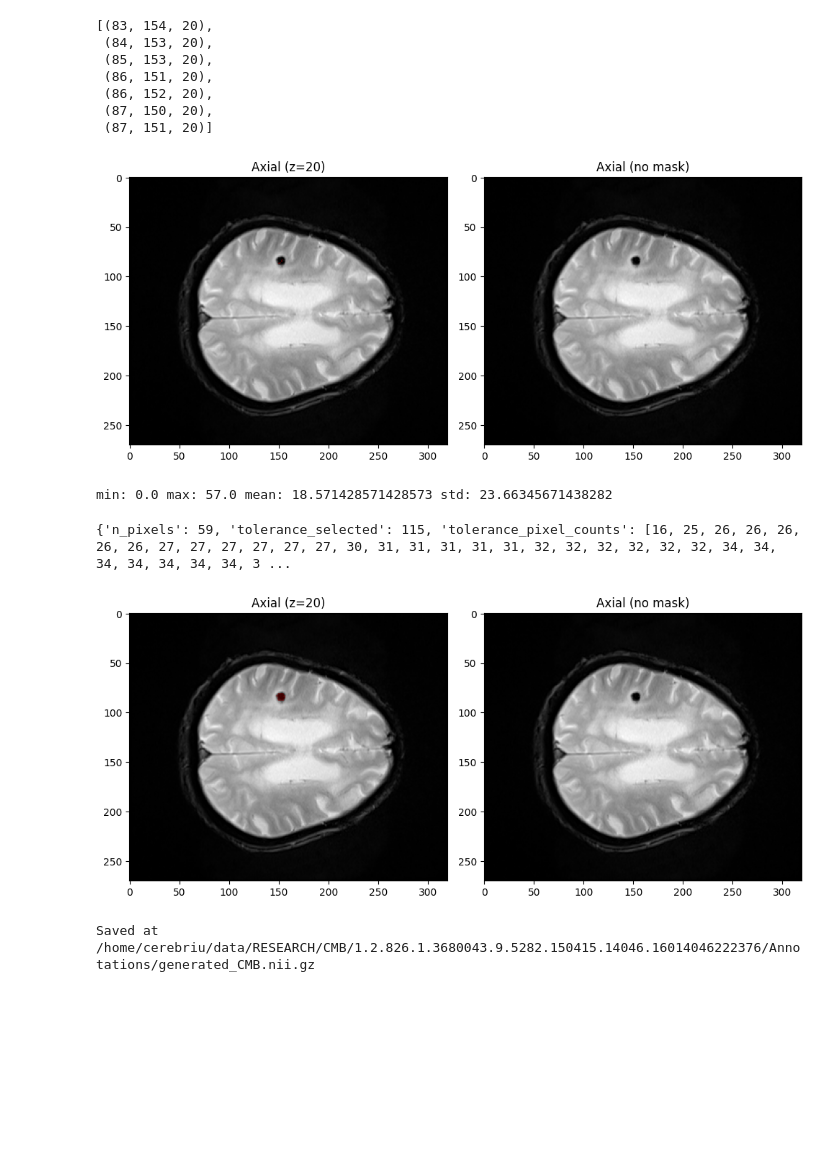
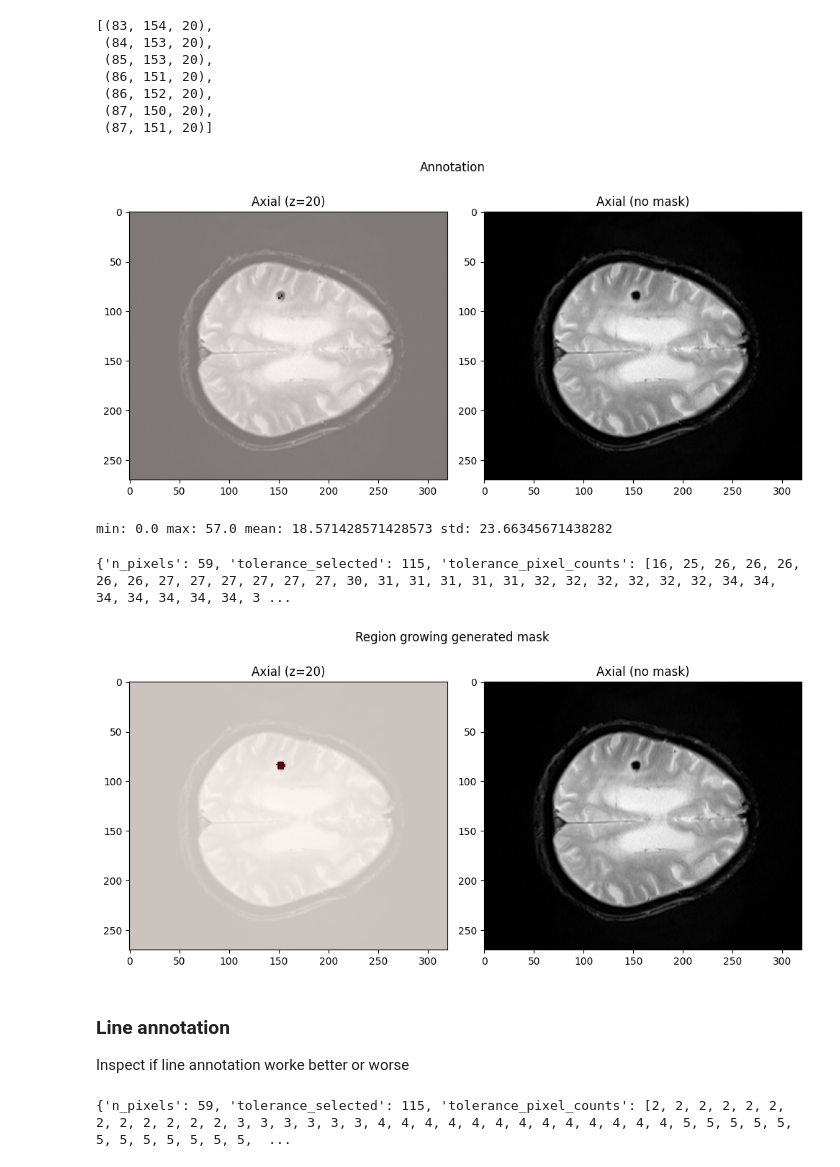
Before and after one commit to jorgedelpozolerida/Segmentation_CMB, a Jupyter notebook: scripts/region_growing.ipynb, the cells around one changed output. Drawn from its saved outputs; the diff is of its cells as text; code cells hidden in the pictures; blank space fills up the shorter version.

Commit message:
region growing tried on CMB from CEREBIRU data

```diff
--- a/scripts/region_growing.ipynb
+++ b/scripts/region_growing.ipynb
@@ -21,7 +21,7 @@ rawdata_dir = "/home/cerebriu/data/datasets/VALDO"
 
 # newdata
 # data_dir = "/datadrive_m2/jorge/TEST/VALDO/Data"
-data_dir = "/home/cerebriu/data/datasets/VALDO_processed/VALDO_processed/Data"
+data_dir = "/home/cerebriu/data/datasets/VALDO_processed/Data"
 # %% [markdown]
 ## Custom implementation
 # %%
@@ -361,9 +369,9 @@ cmb_coord
  (87, 150, 20),
  (87, 151, 20)]
 # %%
-plot_mask_on_image(t2s_data, cmb_data, cmb_coord[0], axes_to_display=['axial'])
+plot_mask_on_image(t2s_data, cmb_data, cmb_coord[0], axes_to_display=['axial'], title="Annotation")
 # %% [output]
-[figure, old version]
+[figure, new version]
 # %%
 masked_t2s_cmb = t2s_data[cmb_data == 1]
 cmb_min = np.min(masked_t2s_cmb)
@@ -392,14 +400,47 @@ results_dict[subject_id]['CM'] = cm_mask
 min: 0.0 max: 57.0 mean: 18.571428571428573 std: 23.66345671438282
 {'n_pixels': 59, 'tolerance_selected': 115, 'tolerance_pixel_counts': [16, 25, 26, 26, 26, 26, 26, 27, 27, 27, 27, 27, 27, 30, 31, 31, 31, 31, 31, 32, 32, 32, 32, 32, 32, 34, 34, 34, 34, 34, 34, 34, 3 ...
 # %%
-plot_mask_on_image(t2s_data, grown_mask, cmb_coord[0], axes_to_display=['axial'])
+plot_mask_on_image(t2s_data, grown_mask, cmb_coord[0], axes_to_display=['axial'], alpha=0.8, title="Region growing generated mask")
 # %% [output]
-[figure, old version]
+[figure, new version]
 # %%
-# Save data
-cmb_nib_new = nib.Nifti1Image(grown_mask.astype(np.float32), affine=cmb_nib.affine, header=cmb_nib.header)
-out_path = f"{data_folder}/{studyuid}/Annotations/generated_CMB.nii.gz"
-nib.save(cmb_nib_new, out_path)
-print(f"Saved at {out_path}")
+# # Save data
+# cmb_nib_new = nib.Nifti1Image(grown_mask.astype(np.float32), affine=cmb_nib.affine, header=cmb_nib.header)
+# out_path = f"{data_folder}/{studyuid}/Annotations/generated_CMB.nii.gz"
+# nib.save(cmb_nib_new, out_path)
+# print(f"Saved at {out_path}")
-# %% [output]
-Saved at /home/cerebriu/data/RESEARCH/CMB/1.2.826.1.3680043.9.5282.150415.14046.16014046222376/Annotations/generated_CMB.nii.gz
+# %% [markdown]
+### Line annotation
+Inspect if line annotation worke better or worse
+# %%
+# studyuid = "e2b08da90ae8beda42b900303fb33fa0d1cf3e07"
+studyuid = "1.2.826.1.3680043.9.5282.150415.14046.16014046222376"
+
+
+data_folder = "/home/cerebriu/data/RESEARCH/CMB"
+mri_dir = f"{data_folder}/{studyuid}/MRIs"
+cmb_nib = nib.load(f"{data_folder}/{studyuid}/Annotations/T2S_0.nii.gz")
+t2s_nib = nib.load([os.path.join(mri_dir, f) for f in os.listdir(mri_dir) if "T2S" in f][0])
+
+cmb_data = cmb_nib.get_fdata()
+t2s_data = t2s_nib.get_fdata()
+
+# hardcoded from json
+cmb_coord = [
+    (81, 153, 20), # start
+    (88, 152, 20) # end
+]
+
+grown_mask, process_metadata = region_growing_with_auto_tolerance(t2s_data,
+                                                                    seeds=cmb_coord,
+                                                                    tolerance_range=(0, 200, 1),
+                                                                    connectivity=6)
+print(process_metadata)
+
+
+# Save processing metadata in the dictionary
+results_dict[subject_id]['processing_metadata'] = process_metadata
+results_dict[subject_id]['np_arrays'] = (t2s_data, cmb_data, grown_mask)
+results_dict[subject_id]['CM'] = cm_mask
+# %% [output]
+{'n_pixels': 59, 'tolerance_selected': 115, 'tolerance_pixel_counts': [2, 2, 2, 2, 2, 2, 2, 2, 2, 2, 2, 2, 3, 3, 3, 3, 3, 3, 4, 4, 4, 4, 4, 4, 4, 4, 4, 4, 4, 4, 4, 5, 5, 5, 5, 5, 5, 5, 5, 5, 5, 5, 5,  ...
```
Also changed, not shown: parts of 7 cells of this notebook, 1 other file.
